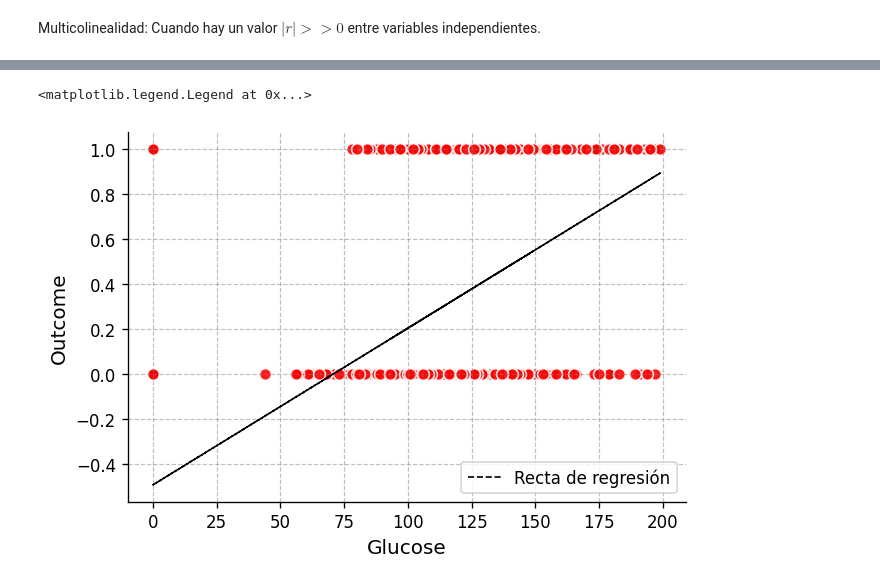
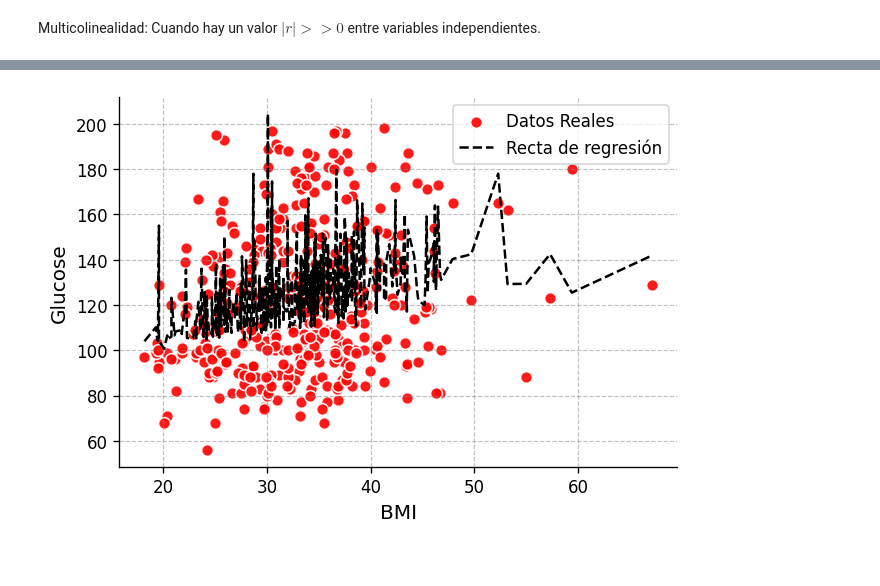
Before and after one commit to maria00med/EstadisticaVerano2026, a Jupyter notebook: Examen_Práctico.ipynb, the cells around one changed output, grey strips where cells are left out. Drawn from its saved outputs; the diff is of its cells as text; code cells hidden in the pictures.

```diff
--- a/Examen_Práctico.ipynb
+++ b/Examen_Práctico.ipynb
@@ -283,5 +323,8 @@ Y = df["Outcome"]
+# %%
+y = df['Glucose']
+x = df[['BMI', 'Age', 'BloodPressure', 'Insulin', 'Pregnancies']]
 # %%
 import statsmodels.api as sm
-x_constante = sm.add_constant(X)
-modelo = sm.OLS(Y, x_constante).fit()
+x_constante = sm.add_constant(x)
+modelo = sm.OLS(y, x_constante).fit()
 y_calculada = modelo.predict(x_constante)
@@ -296,0 +344,13 @@ Coeficiente de determinación:  21.77%
+# %%
+from sklearn.metrics import r2_score
+import statsmodels.api as sm
+
+# Recalcular x_constante con los datos 'x' actuales (limpios)
+x_constante_nuevo = sm.add_constant(x)
+
+# Recalcular y_calculada usando el modelo existente con el nuevo x_constante
+y_calculada_nuevo = modelo.predict(x_constante_nuevo)
+
+r2 = r2_score(y, y_calculada_nuevo)
+
+print(f"Coeficiente de determinación: {r2: 0.2%}")
@@ -297,6 +359,7 @@ Coeficiente de determinación:  21.77%
 # %%
-# Importamos la librería matplotlib.pyplot y le damos el pseudónimo plt
+# Importamos las librerías necesarias
 import matplotlib.pyplot as plt
+import numpy as np
 
 # Configuración general del gráfico
 plt.figure(
@@ -304,61 +367,69 @@ plt.figure(
     dpi=120           # resolución del gráfico
 )
 
-# Gráfico de dispersión
+# 1. Gráfico de dispersión (Tus puntos reales en rojo)
 plt.scatter(
-    X, Y,
-    marker="o",       # forma: googlear "matplotlib.markers"
-    color='red',     # color de los puntos
-    edgecolor='white',    # borde de los puntos
-    alpha=0.9,            # transparencia: 0 es invisible y 1 es color sólido
-    s=50,                 # tamaño de los puntos
+    x['BMI'], y,      # Usando 'BMI' para el eje x, y 'y' (Glucosa) para el eje y
+    marker="o",
+    color='red',      # color de los puntos
+    edgecolor='white',# borde de los puntos
+    alpha=0.9,        # transparencia
+    s=50,             # tamaño de los puntos
+    label='Datos Reales'
 )
 
-# Gráfico de línea
+# --- PROCESO DE ORDENAMIENTO (Para evitar la línea vertical) ---
+orden = np.argsort(x['BMI'])
+bmi_ordenado = x['BMI'].iloc[orden]
+y_pred_ordenado = y_calculada_nuevo.iloc[orden]
+
+# 2. Gráfico de línea (La recta de regresión perfectamente alineada)
 plt.plot(
-    X, y_calculada,
-    color='black',   # color de la línea
-    linewidth=1.0,        # grosor de la línea
-    linestyle='--',        # estilo de línea
+    bmi_ordenado, y_pred_ordenado, # Usamos AMBAS variables ya ordenadas de menor a mayor
+    color='black',       # color de la línea
+    linewidth=1.5,       # grosor de la línea
+    linestyle='--',      # estilo de línea punteada
     label='Recta de regresión'
 )
 
 # Etiquetas de los ejes
-# eje x
 plt.xlabel(
-    'Glucose', # etiqueta del eje x
-    fontsize=12  # tamaño de fuente
+    'BMI',
+    fontsize=12
 )
 
 plt.ylabel(
-    'Outcome', # etiqueta del eje y
-    fontsize=12 # tamaño de fuente
+    'Glucose',
+    fontsize=12
 )
 
-# Fuente de los ticks
+# Tamaño de fuente de los números en los ejes
 plt.xticks(fontsize=10)
 plt.yticks(fontsize=10)
 
-# Márgenes
-plt.gca().spines['right'].set_visible(False) # derecha
-plt.gca().spines['top'].set_visible(False)   # superior
+# Ocultar los marcos superior y derecho para un diseño limpio
+plt.gca().spines['right'].set_visible(False)
+plt.gca().spines['top'].set_visible(False)
 
-# Cuadrícula (opcional, pero didáctica)
+# Cuadrícula de fondo (gris y discreta)
 plt.grid(
     visible=True,
     linestyle='--',
     linewidth=0.7,
     alpha=0.5,
     color="gray"
 )
 
+# Mostrar la leyenda en la mejor posición
 plt.legend(
     loc='best',
     fontsize=10
 )
+
+# Mostrar el gráfico final impecable
+plt.show()
 # %% [output]
-<matplotlib.legend.Legend at 0x...>
-[figure, old version]
+[figure, new version]
 # %%
 residuales = modelo.resid
 # %%
```
Also changed, not shown: parts of 21 cells of this notebook.
